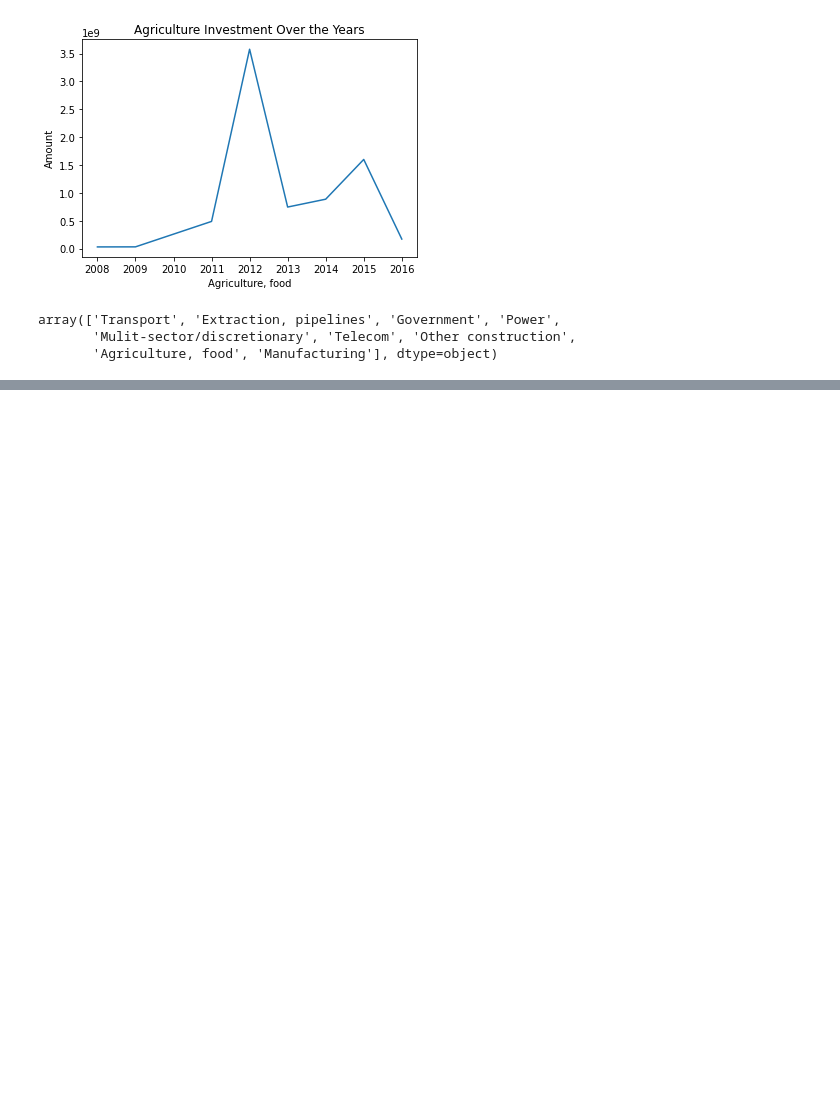
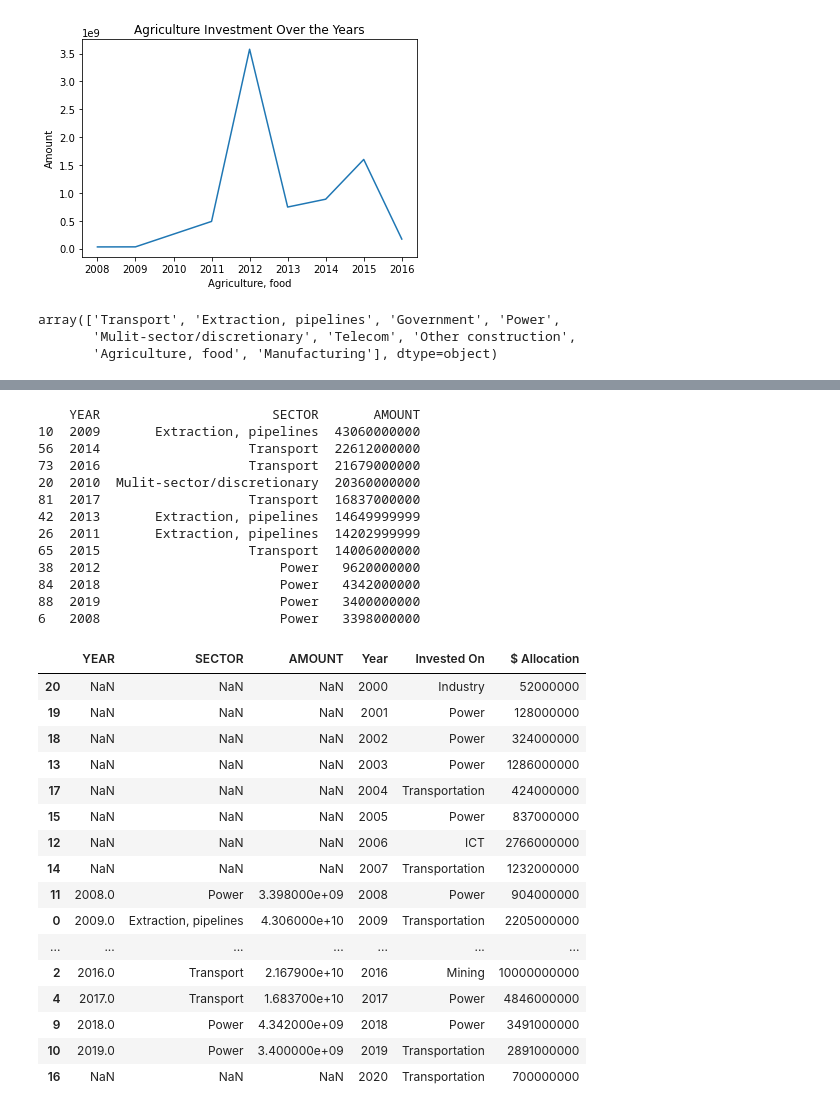
Before and after one commit to CassieCcL/Chinese-Debt-Trap, a Jupyter notebook: Chinese Debt Trap.ipynb, the cells around one changed output, grey strips where cells are left out. Drawn from its saved outputs; the diff is of its cells as text; code cells hidden in the pictures; blank space fills up the shorter version.

```diff
--- a/Chinese Debt Trap.ipynb
+++ b/Chinese Debt Trap.ipynb
@@ -236,0 +323,42 @@ array(['Transport', 'Extraction, pipelines', 'Government', 'Power',
+# %%
+# Compare Invesment Sector between international and Africa over the years
+debt_africa_years = debt_africa.groupby(["Year","Invested On"], as_index=False)["$ Allocation"].sum().sort_values(
+    by = "$ Allocation", ascending = False)
+debt_africa_years = debt_africa_years.drop_duplicates(subset = ["Year"])
+debt_inter_years = debt_inter.groupby(["YEAR","SECTOR"], as_index=False)["AMOUNT"].sum().sort_values(
+    by = "AMOUNT", ascending = False)
+debt_inter_years = debt_inter_years.drop_duplicates(subset = ["YEAR"])
+debt_in_afr = pd.merge(debt_inter_years, debt_africa_years, left_on="YEAR", right_on="Year", how="outer").sort_values(by="Year")
+print(debt_inter_years)
+debt_in_afr
+# %% [output]
+    YEAR                      SECTOR       AMOUNT
+10  2009       Extraction, pipelines  43060000000
+56  2014                   Transport  22612000000
+73  2016                   Transport  21679000000
+20  2010  Mulit-sector/discretionary  20360000000
+81  2017                   Transport  16837000000
+42  2013       Extraction, pipelines  14649999999
+26  2011       Extraction, pipelines  14202999999
+65  2015                   Transport  14006000000
+38  2012                       Power   9620000000
+84  2018                       Power   4342000000
+88  2019                       Power   3400000000
+6   2008                       Power   3398000000
+|  | YEAR | SECTOR | AMOUNT | Year | Invested On | $ Allocation |
+| 20 | NaN | NaN | NaN | 2000 | Industry | 52000000 |
+| 19 | NaN | NaN | NaN | 2001 | Power | 128000000 |
+| 18 | NaN | NaN | NaN | 2002 | Power | 324000000 |
+| 13 | NaN | NaN | NaN | 2003 | Power | 1286000000 |
+| 17 | NaN | NaN | NaN | 2004 | Transportation | 424000000 |
+| 15 | NaN | NaN | NaN | 2005 | Power | 837000000 |
+| 12 | NaN | NaN | NaN | 2006 | ICT | 2766000000 |
+| 14 | NaN | NaN | NaN | 2007 | Transportation | 1232000000 |
+| 11 | 2008.0 | Power | 3.398000e+09 | 2008 | Power | 904000000 |
+| 0 | 2009.0 | Extraction, pipelines | 4.306000e+10 | 2009 | Transportation | 2205000000 |
+| ... | ... | ... | ... | ... | ... | ... |
+| 2 | 2016.0 | Transport | 2.167900e+10 | 2016 | Mining | 10000000000 |
+| 4 | 2017.0 | Transport | 1.683700e+10 | 2017 | Power | 4846000000 |
+| 9 | 2018.0 | Power | 4.342000e+09 | 2018 | Power | 3491000000 |
+| 10 | 2019.0 | Power | 3.400000e+09 | 2019 | Transportation | 2891000000 |
+| 16 | NaN | NaN | NaN | 2020 | Transportation | 700000000 |
```
Also changed, not shown: parts of 11 cells of this notebook.
